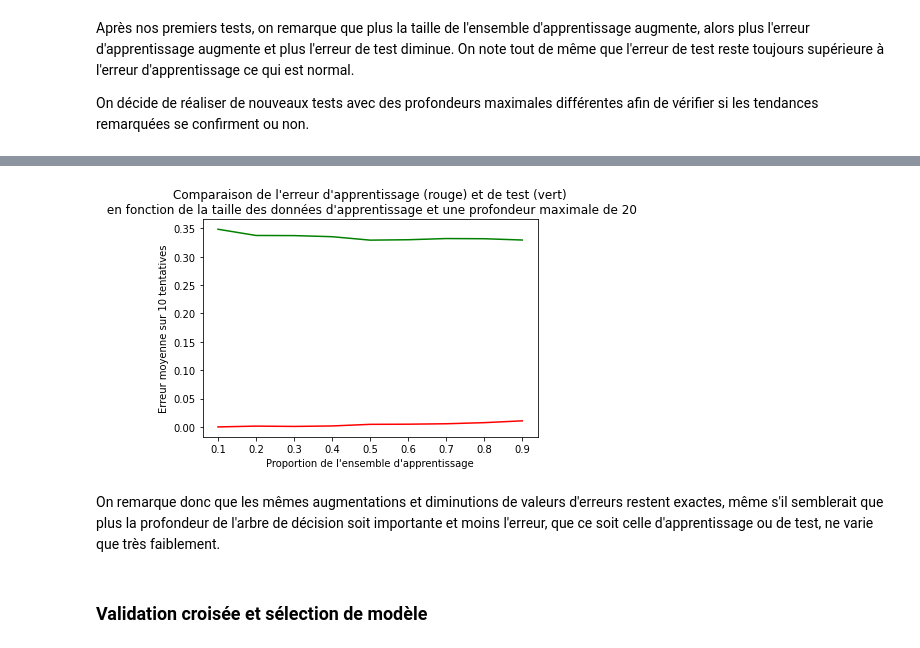
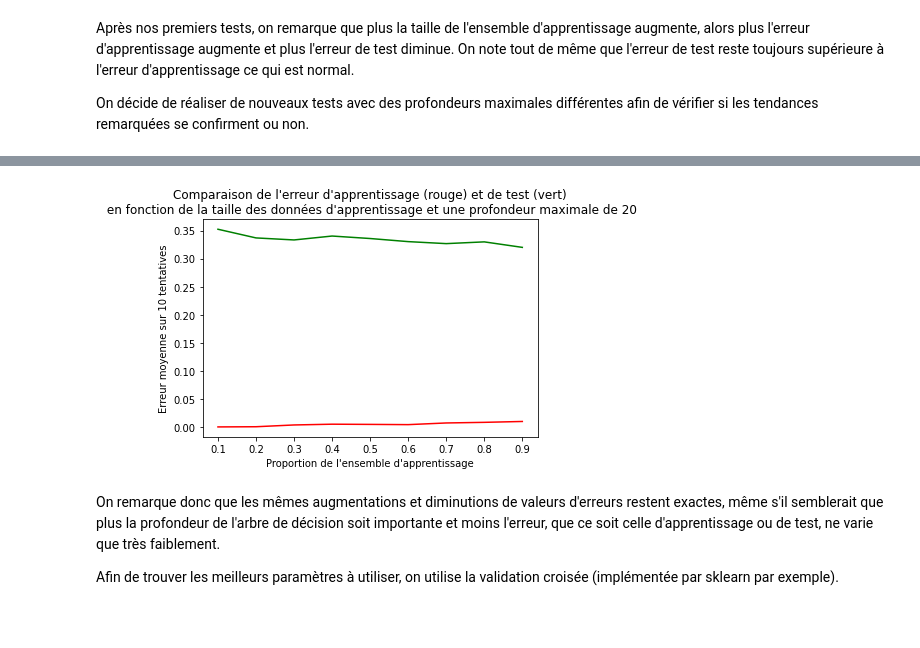
Before and after one commit to almehdiKrisni/UE_ML, a Jupyter notebook: TME1/Rapport_TME1_KRISNI_ARICHANDRA.ipynb, the cells around one changed output, grey strips where cells are left out. Cells and saved outputs as stored; diff of their text form; code cells hidden in the pictures; blank space fills up the shorter version.

```diff
--- a/TME1/Rapport_TME1_KRISNI_ARICHANDRA.ipynb
+++ b/TME1/Rapport_TME1_KRISNI_ARICHANDRA.ipynb
@@ -203,7 +203,7 @@ On réalise un affichage de l'évolution de l'erreur d'apprentissage et de test
 # %%
 # Variables globales de test
 n = 10
-maxDepth = 5
+maxD = 5
 appErrList = []
 testErrList = []
 prop = [(0.1) * i for i in range(1,10)]
@@ -219,7 +219,7 @@ for pApp in prop :
     # On calcule n fois l'erreur afin d'obtenir une moyenne
     for i in range(n) :
         Xapp, Xtest, Yapp, Ytest = dataPartition(datax, datay, pApp, pTest)
-        res1, res2 = quickError(Xapp, Xtest, Yapp, Ytest)
+        res1, res2 = quickError(Xapp, Xtest, Yapp, Ytest, maxDepth=maxD)
         appErr += res1
         testErr += res2
 
@@ -228,7 +228,7 @@ for pApp in prop :
     testErrList.append(testErr / n)
 
 # Affichage des courbes
-plt.title("Comparaison de l'erreur d'apprentissage (rouge) et de test (vert)\n en fonction de la taille des données d'apprentissage et une profondeur maximale de " + str(maxDepth))
+plt.title("Comparaison de l'erreur d'apprentissage (rouge) et de test (vert)\n en fonction de la taille des données d'apprentissage et une profondeur maximale de " + str(maxD))
 plt.ylabel("Erreur moyenne sur " + str(n) + " tentatives")
 plt.xlabel("Proportion de l'ensemble d'apprentissage")
 plt.plot(prop, appErrList, 'r')
@@ -257,18 +257,18 @@ plt.show()
 # %%
 # Pour une profondeur de 20
-maxDepth = 20
-appErrList, testErrList = quickTest(Xapp, Xtest, Yapp, Ytest, maxDepth=maxDepth)
+maxD = 20
+appErrList, testErrList = quickTest(Xapp, Xtest, Yapp, Ytest, maxDepth=maxD)
 
 # Affichage des courbes
-plt.title("Comparaison de l'erreur d'apprentissage (rouge) et de test (vert)\n en fonction de la taille des données d'apprentissage et une profondeur maximale de " + str(maxDepth))
+plt.title("Comparaison de l'erreur d'apprentissage (rouge) et de test (vert)\n en fonction de la taille des données d'apprentissage et une profondeur maximale de " + str(maxD))
 plt.ylabel("Erreur moyenne sur " + str(n) + " tentatives")
 plt.xlabel("Proportion de l'ensemble d'apprentissage")
 plt.plot(prop, appErrList, 'r')
 plt.plot(prop, testErrList, 'g')
 plt.show()
 # %% [output]
-[figure, old version]
+[figure, new version]
 # %% [markdown]
 On remarque donc que les mêmes augmentations et diminutions de valeurs d'erreurs restent exactes, même s'il semblerait que plus la profondeur de l'arbre de décision soit importante et moins l'erreur, que ce soit celle d'apprentissage ou de test, ne varie que très faiblement.
+
+Afin de trouver les meilleurs paramètres à utiliser, on utilise la validation croisée (implémentée par sklearn par exemple).
-# %% [markdown]
-### **Validation croisée et sélection de modèle**
```
Also changed, not shown: parts of 7 cells of this notebook, 1 other file.
